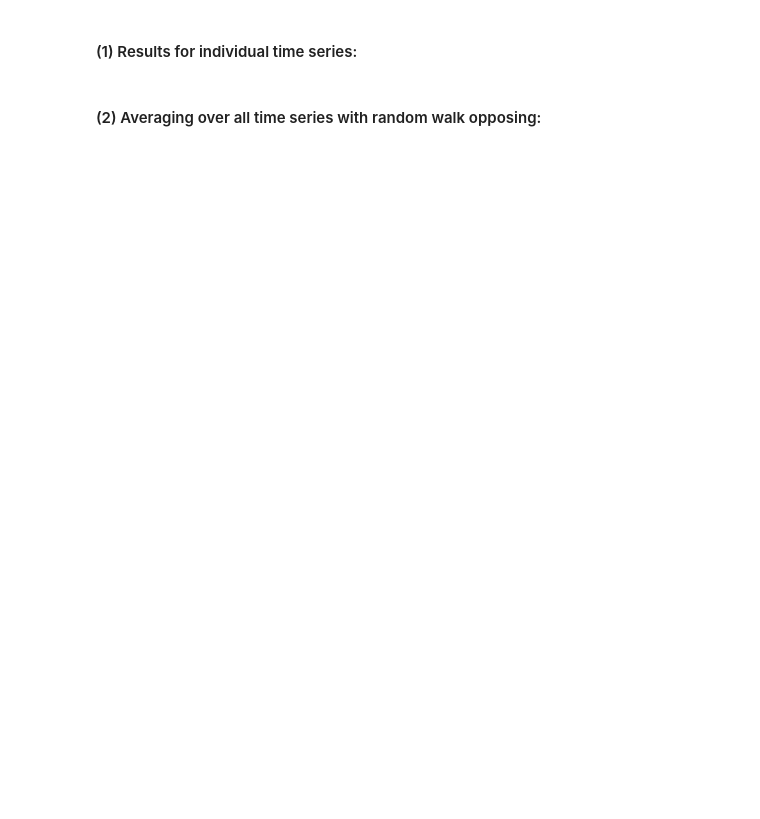
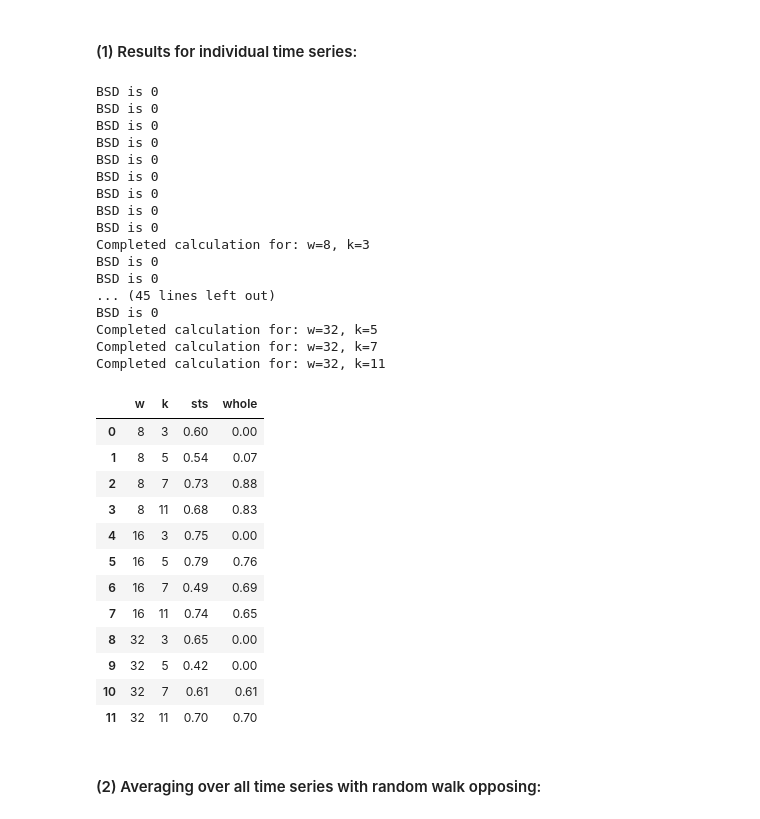
Before and after one commit to dapetri/Revisiting-STS-Clustering-Meaninglessness, a Jupyter notebook: py/exp_meaningfulness.ipynb, the cells around one changed output. Cells and saved outputs as stored; diff of their text form; code cells hidden in the pictures; blank space fills up the shorter version.

Commit message:
making random sampling matrix seeded

```diff
--- a/py/exp_meaningfulness.ipynb
+++ b/py/exp_meaningfulness.ipynb
@@ -420,28 +411,26 @@ ws = np.array([8,16,32])
 normalizers = ['none','zscore','snd','min-max']
 cluster_algos = ['kmeans','agglo','gmm']
 distance_metrics = ['eukl']
-time_series = [np_spx_short,
-               np_spx_long,
+time_series = [np_spx,
                np_min_daily_temp,
                np_dax_alltime,
                np_bitcoin_alltime,
-               np_hydraulic,
-               np_air_quality]
+               np_hydraulic]
 
-time_series_names = ['np_spx_short',
-                     'np_spx_long',
+time_series_names = ['np_spx',
                      'np_min_daily_temp',
                      'np_dax_alltime',
                      'np_bitcoin_alltime',
                      'np_hydraulic',
                      'np_air_quality']
 
-current_normalizer = normalizers[2]
+current_normalizer = normalizers[3]
 # used clustering algorithm
 current_cluster_algo = cluster_algos[0]
 
 # used distance metric
 current_distance_metric = distance_metrics[0]
+# seeding for random walk and random sampling matrix creation
 seed_ = 0
 
 # reduces de sampling size of the random sampled subsequences that are used for whole clustering
@@ -453,11 +442,11 @@ dim_red = True
 unify = True
 
 # used time series
-current_time_series = time_series[1]
+target_ts = time_series[0]
 
-opposing_ts = create_random_walk(current_time_series, seed_)
+#opposing_ts = create_random_walk(target_ts, seed_)
 ## or other opposing timeseries
-#opposing_ts = time_series[1]
+opposing_ts = target_ts
 # %% [markdown]
 # Finally calculate Meaningfulness
 First prints out values of parameters setted for current experiment run and plots target and opposing time series.
@@ -484,42 +486,73 @@ print('PCA:                                         '+str(dim_red))
 # %%
 meaningfulness_sts = []
 meaningfulness_whole = []
 
 for w in ws:
     for k in ks:
-        sts,whole = calculate_meaningfulness(target_ts=current_time_series, opposing_ts=opposing_ts, n=n, k=k, w=w, r=r,
+        sts,whole = calculate_meaningfulness(target_ts=target_ts, opposing_ts=opposing_ts, n=n, k=k, w=w, r=r,
                                              normalizer=current_normalizer, dist_metric_name=current_distance_metric,
                                              cluster_algor_name=current_cluster_algo,
                                              reduced_sampling_size=reduced_sampling_size,
                                              dim_red=dim_red,
                                              unify=unify,
                                              seed_=seed_)
         sts = round(sts, 2)
         whole =  round(whole, 2)
 
         meaningfulness_sts.append([w,k,sts])
         meaningfulness_whole.append([w,k,whole])
         # print("w="+str(w)+", k="+str(k)+" -- STS: "+str(sts)+", Whole: "+str(whole)+"")
         print('Completed calculation for: w='+str(w)+', k='+str(k))
-        print('sts: '+str(sts)+'    whole: '+str(whole))
-        print('')
-        print('')
+#         print('sts: '+str(sts)+'    whole: '+str(whole))
+#         print('')
+#         print('')
 
 np_meaningfulness_sts = np.array(meaningfulness_sts)
 np_meaningfulness_whole = np.array(meaningfulness_whole)
 
 df_sts = pd.DataFrame(meaningfulness_sts, columns=['w','k','sts'])
 df_whole = pd.DataFrame(meaningfulness_whole, columns=['w','k','whole'])
 
 df_sts_whole = df_sts.merge(df_whole,how='inner')
 display(df_sts_whole)
 
-join_keys = ['w','k']
-df_meaningfulness = pd.merge(left=df_sts, right=df_whole, right_on=join_keys, left_on=join_keys)
-df = df_meaningfulness.melt(id_vars=['w', 'k'])
-fig = px.bar(df, x='k', y='value', color='variable', barmode='group', facet_col='w',
-       labels={'value':'meaningfulness'})
-fig.show()
+# join_keys = ['w','k']
+# df_meaningfulness = pd.merge(left=df_sts, right=df_whole, right_on=join_keys, left_on=join_keys)
+# df = df_meaningfulness.melt(id_vars=['w', 'k'])
+# fig = px.bar(df, x='k', y='value', color='variable', barmode='group', facet_col='w',
+#        labels={'value':'meaningfulness'})
+# fig.show()
+# %% [output]
+BSD is 0
+BSD is 0
+BSD is 0
+BSD is 0
+BSD is 0
+BSD is 0
+BSD is 0
+BSD is 0
+BSD is 0
+Completed calculation for: w=8, k=3
+BSD is 0
+BSD is 0
+... (45 lines left out)
+BSD is 0
+Completed calculation for: w=32, k=5
+Completed calculation for: w=32, k=7
+Completed calculation for: w=32, k=11
+|  | w | k | sts | whole |
+| 0 | 8 | 3 | 0.60 | 0.00 |
+| 1 | 8 | 5 | 0.54 | 0.07 |
+| 2 | 8 | 7 | 0.73 | 0.88 |
+| 3 | 8 | 11 | 0.68 | 0.83 |
+| 4 | 16 | 3 | 0.75 | 0.00 |
+| 5 | 16 | 5 | 0.79 | 0.76 |
+| 6 | 16 | 7 | 0.49 | 0.69 |
+| 7 | 16 | 11 | 0.74 | 0.65 |
+| 8 | 32 | 3 | 0.65 | 0.00 |
+| 9 | 32 | 5 | 0.42 | 0.00 |
+| 10 | 32 | 7 | 0.61 | 0.61 |
+| 11 | 32 | 11 | 0.70 | 0.70 |
 # %% [markdown]
 #### (2) Averaging over all time series with random walk opposing:
 # %%
```
Also changed, not shown: parts of 9 cells of this notebook, 13 other files.
